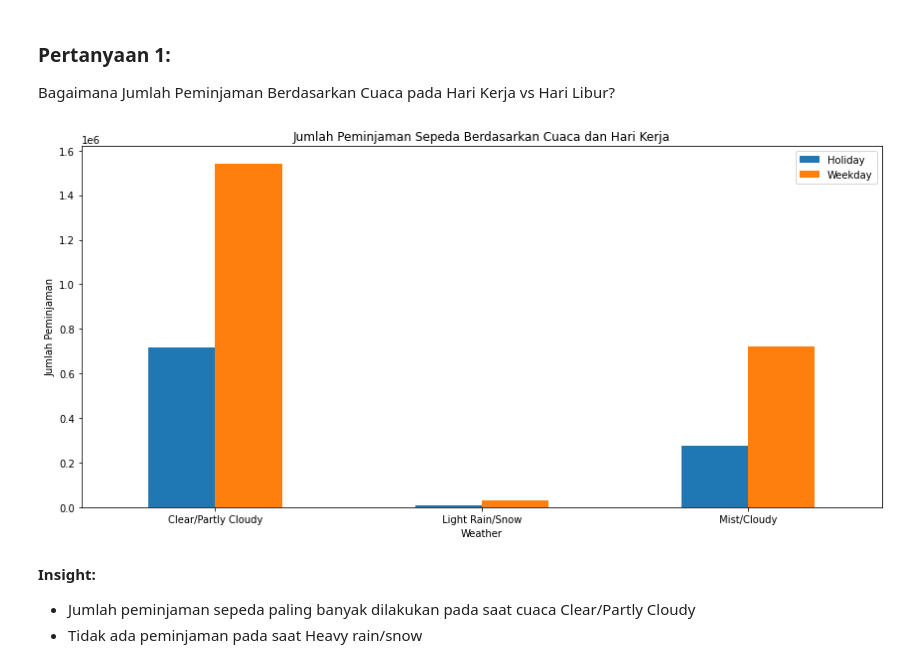
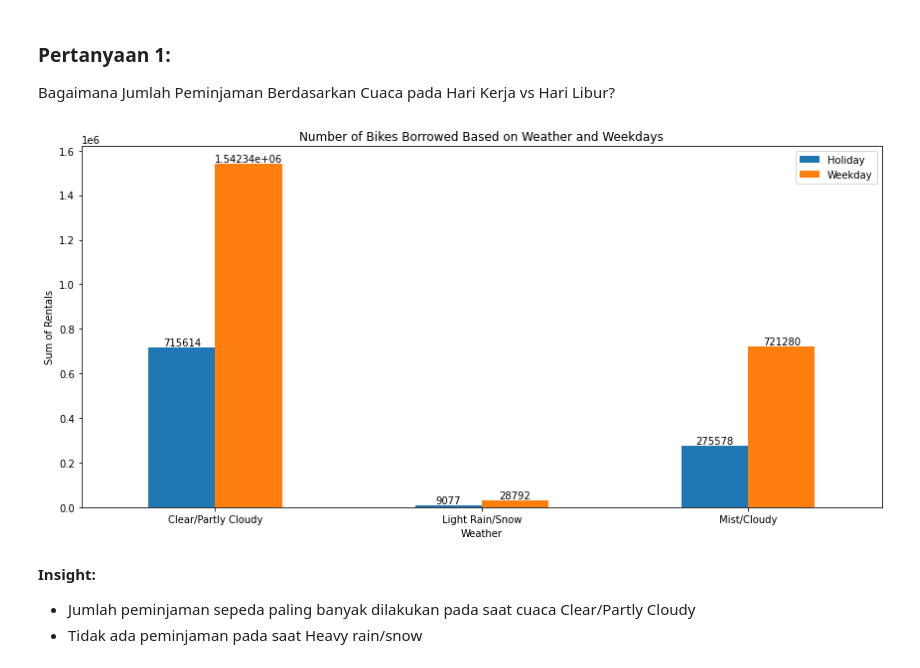
Before and after one commit to reinablqs/proyek_bike_sharing_analisis_data_dicoding, a Jupyter notebook: Proyek_Analisis_Data.ipynb, the cells around one changed output. Saved outputs shown, nothing was run; the diff lists cells and outputs as text; code cells hidden in the pictures.

Commit message:
Revisi visualisasi

```diff
--- a/Proyek_Analisis_Data.ipynb
+++ b/Proyek_Analisis_Data.ipynb
@@ -366,19 +360,28 @@ day_df.groupby('workingday')['cnt'].sum().reset_index()
 
 Bagaimana Jumlah Peminjaman Berdasarkan Cuaca pada Hari Kerja vs Hari Libur?
 # %%
+# Grouping data berdasarkan 'weathersit' dan 'workingday', lalu menghitung total peminjaman ('cnt')
 grouped_data = day_df.groupby(['weathersit', 'workingday'])['cnt'].sum().unstack()
 
-grouped_data.plot(kind='bar', figsize=(12, 6))
+# Membuat plot bar dan menyimpan objek Axes
+ax = grouped_data.plot(kind='bar', figsize=(12, 6))
 
-plt.title('Jumlah Peminjaman Sepeda Berdasarkan Cuaca dan Hari Kerja')
+# Menambahkan angka jumlah peminjaman pada setiap bar
+for container in ax.containers:
+    ax.bar_label(container, label_type='edge')  # Menampilkan angka di atas setiap bar
+
+# Menambahkan judul dan label
+plt.title('Number of Bikes Borrowed Based on Weather and Weekdays')
 plt.xlabel('Weather')
-plt.ylabel('Jumlah Peminjaman')
+plt.ylabel('Sum of Rentals')
 plt.legend(labels=['Holiday', 'Weekday'])  # Ubah label sesuai dengan nilai di kolom working day
-plt.xticks(rotation=0)  # Untuk mengatur posisi label di sumbu x
-plt.tight_layout()  # untuk mengatur layout
+plt.xticks(rotation=0)  # Mengatur posisi label di sumbu x agar tidak miring
+plt.tight_layout()  # Mengatur layout agar elemen grafik tidak saling bertumpukan
+
+# Tampilkan grafik
 plt.show()
 # %% [output]
-[figure, old version]
+[figure, new version]
 # %% [markdown]
 **Insight:**
 - Jumlah peminjaman sepeda paling banyak dilakukan pada saat cuaca Clear/Partly Cloudy
```
Also changed, not shown: parts of 20 cells of this notebook, 4 other files.
